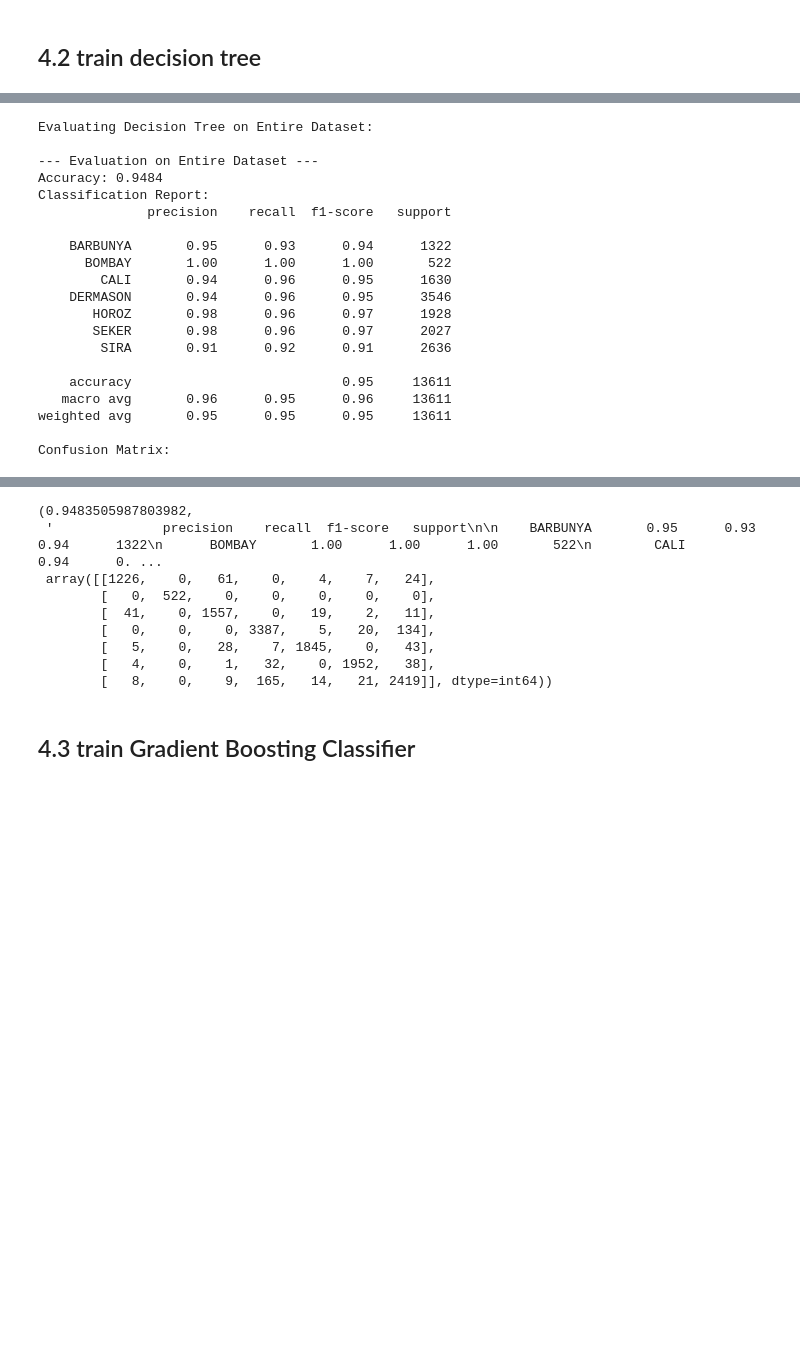
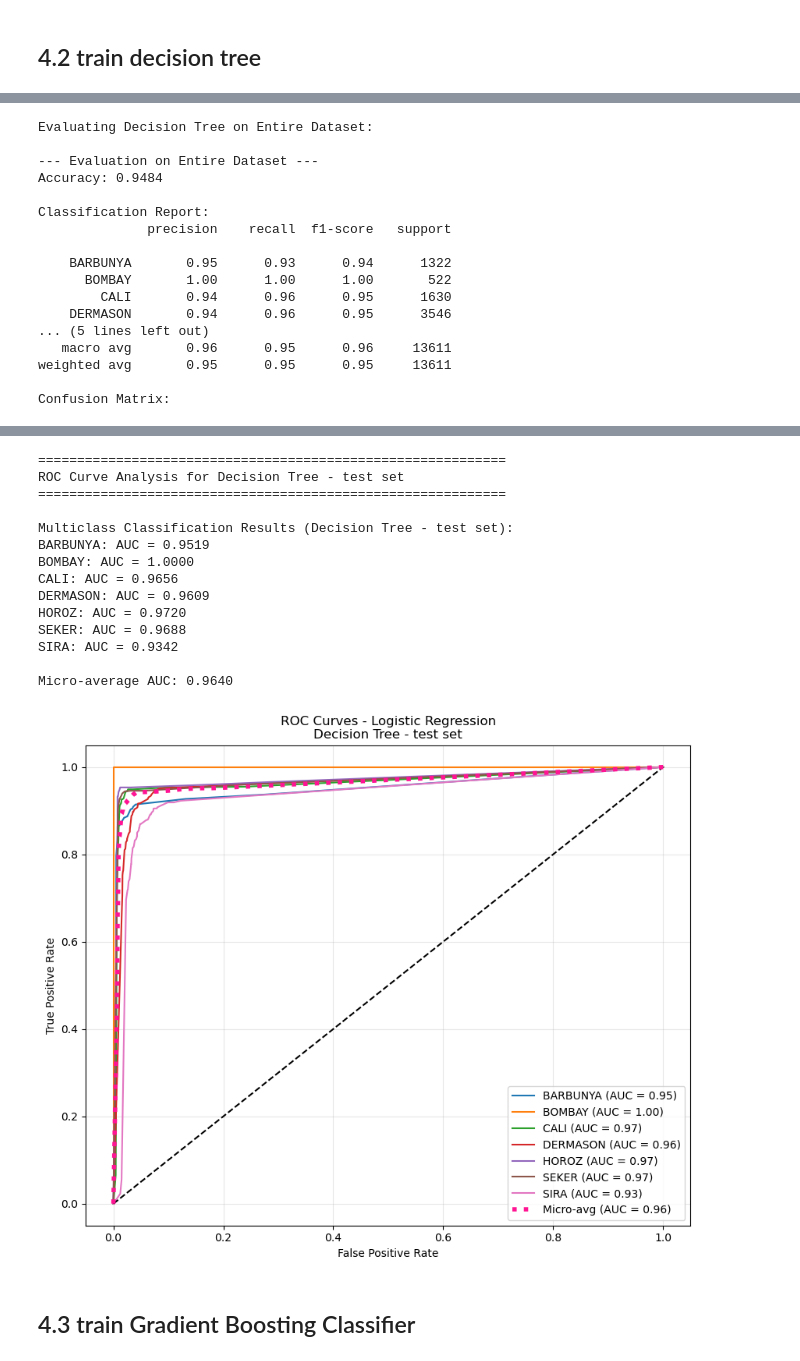
Before and after one commit to mathway18/Machine-learning-project, a Jupyter notebook: project.ipynb, the cells around one changed output, grey strips where cells are left out. Drawn from its saved outputs; the diff is of its cells as text; code cells hidden in the pictures; blank space fills up the shorter version.

```diff
--- a/project.ipynb
+++ b/project.ipynb
@@ -452,17 +516,21 @@ dt_model = DecisionTreeClassifier(random_state=42, max_depth=10) # Example: max_
 dt_model.fit(X_train, y_train)
 print("Decision Tree model trained.")
 
+y_train_pred, y_test_pred, y_all_pred = get_predict(dt_model, X_train, X_test, X)
 # Evaluate on Training set
 print("\nEvaluating Decision Tree on Training Set:")
-evaluate_model(dt_model, X_train, y_train, "Training Set", class_names=class_names_original)
+evaluate_model(dt_model, y_train_pred, y_train, "Training Set", class_names_original)
 
 # Evaluate on Test set
 print("\nEvaluating Decision Tree on Test Set:")
-evaluate_model(dt_model, X_test, y_test, "Test Set", class_names=class_names_original)
+evaluate_model(dt_model, y_test_pred, y_test, "Test Set", class_names_original)
 
 # Evaluate on Entire dataset
 print("\nEvaluating Decision Tree on Entire Dataset:")
-evaluate_model(dt_model, X, y, "Entire Dataset", class_names=class_names_original)
+evaluate_model(dt_model, y_all_pred, y, "Entire Dataset", class_names_original)
+
+y_test_scores = dt_model.predict_proba(X_test)
+plot_roc_and_calculate_auc(y_test_scores, y_test, class_names_original, title_suffix="Decision Tree - test set")
 # %% [output]
 --- Training and Evaluating Decision Tree Classifier ---
 Decision Tree model trained.
@@ -501,38 +566,41 @@ Classification Report:
    macro avg       0.92      0.91      0.91      4084
 weighted avg       0.90      0.90      0.90      4084
 
 Confusion Matrix:
 [figure]
 Evaluating Decision Tree on Entire Dataset:
 
 --- Evaluation on Entire Dataset ---
 Accuracy: 0.9484
+
 Classification Report:
               precision    recall  f1-score   support
 
     BARBUNYA       0.95      0.93      0.94      1322
       BOMBAY       1.00      1.00      1.00       522
         CALI       0.94      0.96      0.95      1630
     DERMASON       0.94      0.96      0.95      3546
-       HOROZ       0.98      0.96      0.97      1928
-       SEKER       0.98      0.96      0.97      2027
-        SIRA       0.91      0.92      0.91      2636
-
-    accuracy                           0.95     13611
+... (5 lines left out)
    macro avg       0.96      0.95      0.96     13611
 weighted avg       0.95      0.95      0.95     13611
 
 Confusion Matrix:
 [figure]
-(0.9483505987803982,
- '              precision    recall  f1-score   support\n\n    BARBUNYA       0.95      0.93      0.94      1322\n      BOMBAY       1.00      1.00      1.00       522\n        CALI       0.94      0. ...
- array([[1226,    0,   61,    0,    4,    7,   24],
-        [   0,  522,    0,    0,    0,    0,    0],
-        [  41,    0, 1557,    0,   19,    2,   11],
-        [   0,    0,    0, 3387,    5,   20,  134],
-        [   5,    0,   28,    7, 1845,    0,   43],
-        [   4,    0,    1,   32,    0, 1952,   38],
-        [   8,    0,    9,  165,   14,   21, 2419]], dtype=int64))
+============================================================
+ROC Curve Analysis for Decision Tree - test set
+============================================================
+
+Multiclass Classification Results (Decision Tree - test set):
+BARBUNYA: AUC = 0.9519
+BOMBAY: AUC = 1.0000
+CALI: AUC = 0.9656
+DERMASON: AUC = 0.9609
+HOROZ: AUC = 0.9720
+SEKER: AUC = 0.9688
+SIRA: AUC = 0.9342
+
+Micro-average AUC: 0.9640
+[figure, added]
 # %% [markdown]
 ## 4.3 train Gradient Boosting Classifier
 # %%
```
Also changed, not shown: parts of 12 cells of this notebook.
